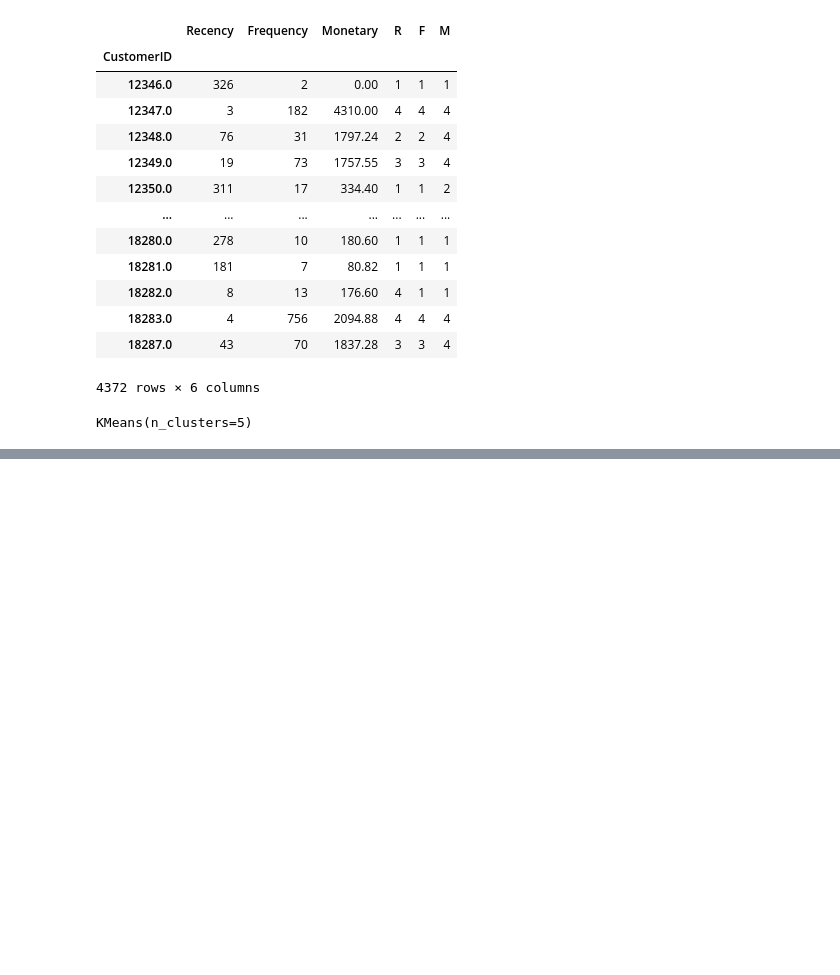
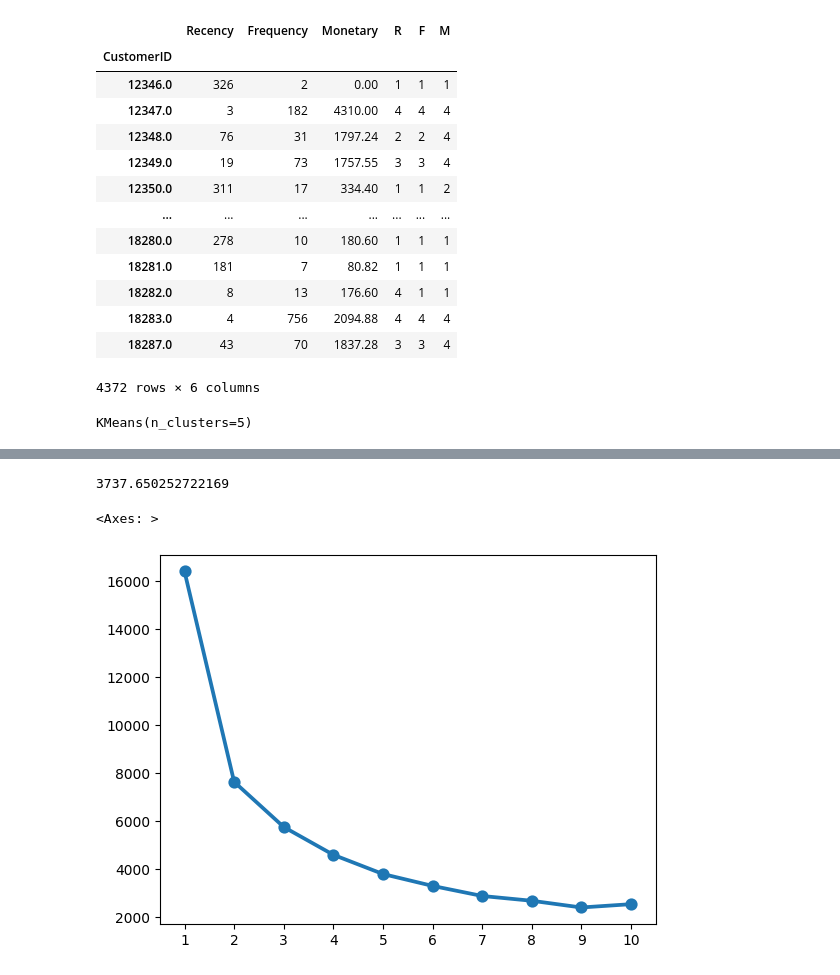
Before and after one commit to docroch/learning-data-science, a Jupyter notebook: modeling-evaluation/unsupervised-learning/clustering/kmeans/rfm.ipynb, the cells around one changed output, grey strips where cells are left out. Saved outputs shown, nothing was run; the diff lists cells and outputs as text; code cells hidden in the pictures; blank space fills up the shorter version.

Commit message:
calculate best clusters number by wcss and elbow

```diff
--- a/modeling-evaluation/unsupervised-learning/clustering/kmeans/rfm.ipynb
+++ b/modeling-evaluation/unsupervised-learning/clustering/kmeans/rfm.ipynb
@@ -282,0 +293,15 @@ dtype: float64
+# %%
+kmeans.inertia_
+# %% [output]
+3737.650252722169
+# %%
+wcss = {}
+for k in range(1, 11):
+    kmeans = KMeans(n_clusters=k, init='k-means++', max_iter=300)
+    kmeans.fit(X)
+    wcss[k] = kmeans.inertia_
+
+sns.pointplot(x=list(wcss.keys()), y=list(wcss.values()))
+# %% [output]
+<Axes: >
+[figure, added]
```
Also changed, not shown: parts of 16 cells of this notebook.
